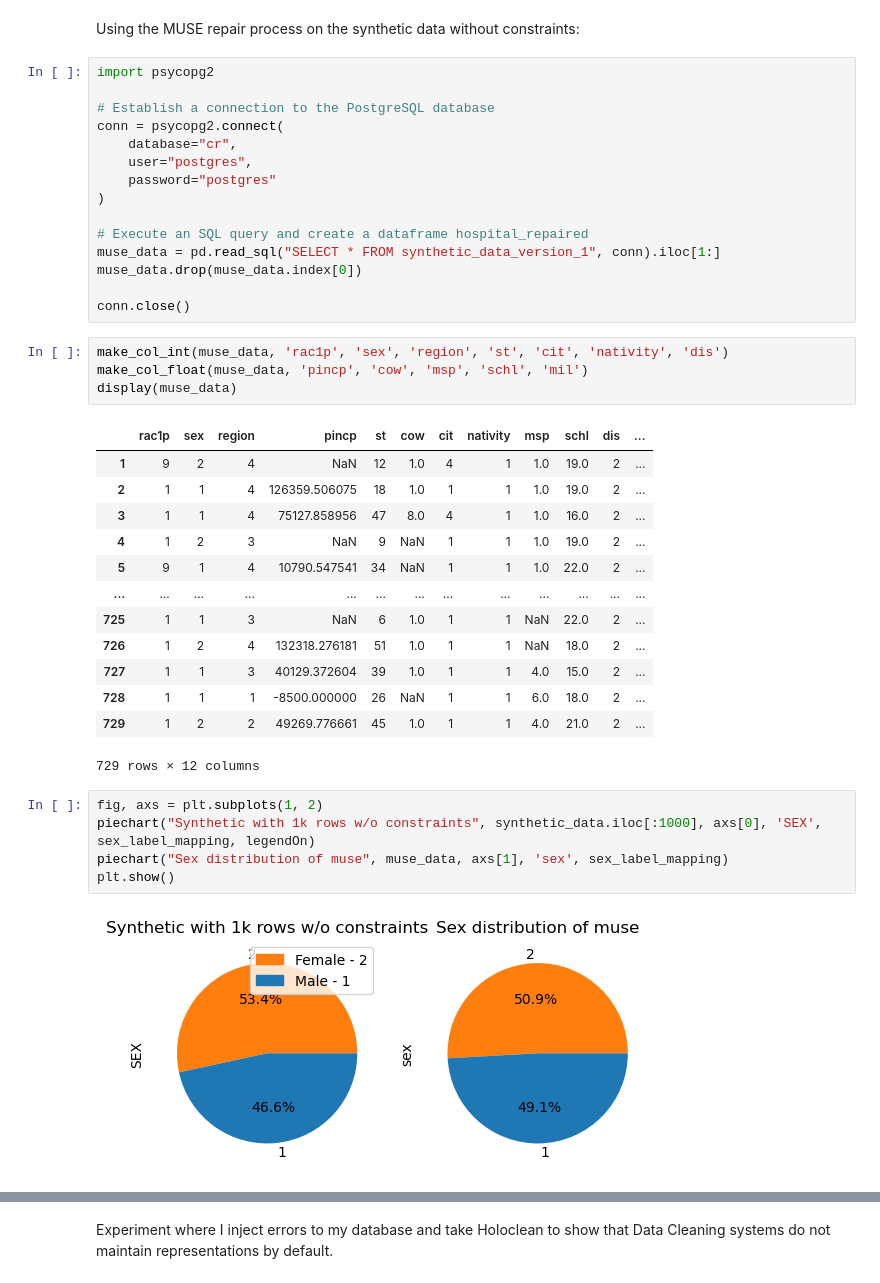
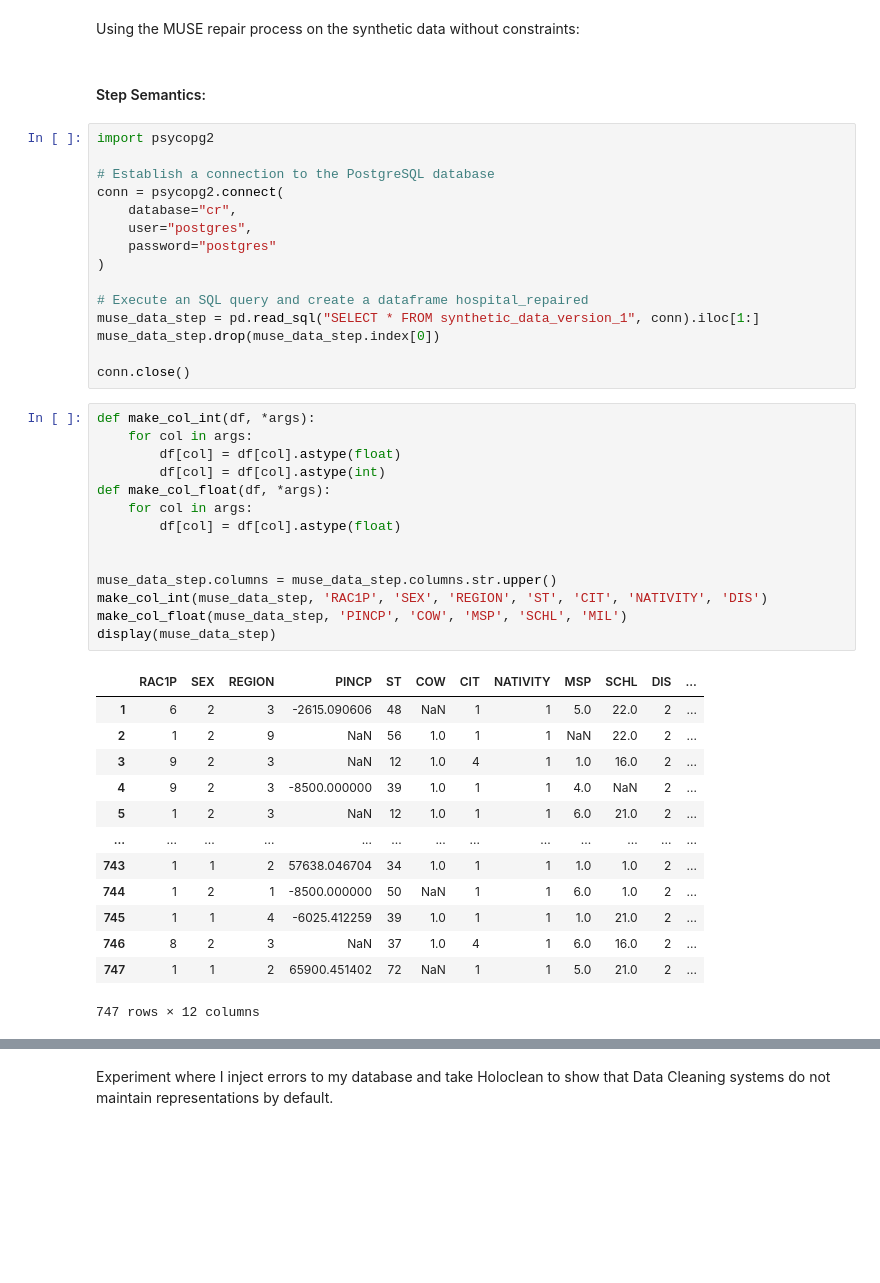
Before and after one commit to kushagraghosh/DataRepairAndFairness, a Jupyter notebook: data_repair_and_fairness.ipynb, the cells around one changed output, grey strips where cells are left out. Cells and saved outputs as stored; diff of their text form; blank space fills up the shorter version.

Commit message:
Tried MUSE for different semantics but didn't work

```diff
--- a/data_repair_and_fairness.ipynb
+++ b/data_repair_and_fairness.ipynb
@@ -402,6 +436,8 @@ holoclean_data.to_csv('datasets/holoclean_data.csv',index=False)
 ### Multiple Semantics (MUSE) repair
 # %% [markdown]
 Using the MUSE repair process on the synthetic data without constraints:
+# %% [markdown]
+#### Step Semantics:
 # %%
 import psycopg2
 
@@ -413,32 +449,35 @@ conn = psycopg2.connect(
 )
 
 # Execute an SQL query and create a dataframe hospital_repaired
-muse_data = pd.read_sql("SELECT * FROM synthetic_data_version_1", conn).iloc[1:]
-muse_data.drop(muse_data.index[0])
+muse_data_step = pd.read_sql("SELECT * FROM synthetic_data_version_1", conn).iloc[1:]
+muse_data_step.drop(muse_data_step.index[0])
 
 conn.close()
 # %%
-make_col_int(muse_data, 'rac1p', 'sex', 'region', 'st', 'cit', 'nativity', 'dis')
-make_col_float(muse_data, 'pincp', 'cow', 'msp', 'schl', 'mil')
-display(muse_data)
+def make_col_int(df, *args):
+    for col in args:
+        df[col] = df[col].astype(float)
+        df[col] = df[col].astype(int)
+def make_col_float(df, *args):
+    for col in args:
+        df[col] = df[col].astype(float)
+
+
+muse_data_step.columns = muse_data_step.columns.str.upper()
+make_col_int(muse_data_step, 'RAC1P', 'SEX', 'REGION', 'ST', 'CIT', 'NATIVITY', 'DIS')
+make_col_float(muse_data_step, 'PINCP', 'COW', 'MSP', 'SCHL', 'MIL')
+display(muse_data_step)
 # %% [output]
-|  | rac1p | sex | region | pincp | st | cow | cit | nativity | msp | schl | dis | ... |
-| 1 | 9 | 2 | 4 | NaN | 12 | 1.0 | 4 | 1 | 1.0 | 19.0 | 2 | ... |
-| 2 | 1 | 1 | 4 | 126359.506075 | 18 | 1.0 | 1 | 1 | 1.0 | 19.0 | 2 | ... |
-| 3 | 1 | 1 | 4 | 75127.858956 | 47 | 8.0 | 4 | 1 | 1.0 | 16.0 | 2 | ... |
-| 4 | 1 | 2 | 3 | NaN | 9 | NaN | 1 | 1 | 1.0 | 19.0 | 2 | ... |
-| 5 | 9 | 1 | 4 | 10790.547541 | 34 | NaN | 1 | 1 | 1.0 | 22.0 | 2 | ... |
+|  | RAC1P | SEX | REGION | PINCP | ST | COW | CIT | NATIVITY | MSP | SCHL | DIS | ... |
+| 1 | 6 | 2 | 3 | -2615.090606 | 48 | NaN | 1 | 1 | 5.0 | 22.0 | 2 | ... |
+| 2 | 1 | 2 | 9 | NaN | 56 | 1.0 | 1 | 1 | NaN | 22.0 | 2 | ... |
+| 3 | 9 | 2 | 3 | NaN | 12 | 1.0 | 4 | 1 | 1.0 | 16.0 | 2 | ... |
+| 4 | 9 | 2 | 3 | -8500.000000 | 39 | 1.0 | 1 | 1 | 4.0 | NaN | 2 | ... |
+| 5 | 1 | 2 | 3 | NaN | 12 | 1.0 | 1 | 1 | 6.0 | 21.0 | 2 | ... |
 | ... | ... | ... | ... | ... | ... | ... | ... | ... | ... | ... | ... | ... |
-| 725 | 1 | 1 | 3 | NaN | 6 | 1.0 | 1 | 1 | NaN | 22.0 | 2 | ... |
-| 726 | 1 | 2 | 4 | 132318.276181 | 51 | 1.0 | 1 | 1 | NaN | 18.0 | 2 | ... |
-| 727 | 1 | 1 | 3 | 40129.372604 | 39 | 1.0 | 1 | 1 | 4.0 | 15.0 | 2 | ... |
-| 728 | 1 | 1 | 1 | -8500.000000 | 26 | NaN | 1 | 1 | 6.0 | 18.0 | 2 | ... |
-| 729 | 1 | 2 | 2 | 49269.776661 | 45 | 1.0 | 1 | 1 | 4.0 | 21.0 | 2 | ... |
+| 743 | 1 | 1 | 2 | 57638.046704 | 34 | 1.0 | 1 | 1 | 1.0 | 1.0 | 2 | ... |
+| 744 | 1 | 2 | 1 | -8500.000000 | 50 | NaN | 1 | 1 | 6.0 | 1.0 | 2 | ... |
+| 745 | 1 | 1 | 4 | -6025.412259 | 39 | 1.0 | 1 | 1 | 1.0 | 21.0 | 2 | ... |
+| 746 | 8 | 2 | 3 | NaN | 37 | 1.0 | 4 | 1 | 6.0 | 16.0 | 2 | ... |
+| 747 | 1 | 1 | 2 | 65900.451402 | 72 | NaN | 1 | 1 | 5.0 | 21.0 | 2 | ... |
-729 rows × 12 columns
+747 rows × 12 columns
-# %%
-fig, axs = plt.subplots(1, 2)
-piechart("Synthetic with 1k rows w/o constraints", synthetic_data.iloc[:1000], axs[0], 'SEX', sex_label_mapping, legendOn)
-piechart("Sex distribution of muse", muse_data, axs[1], 'sex', sex_label_mapping)
-plt.show()
-# %% [output]
-[figure, removed]
```
Also changed, not shown: parts of 93 cells of this notebook, 7 other files.
